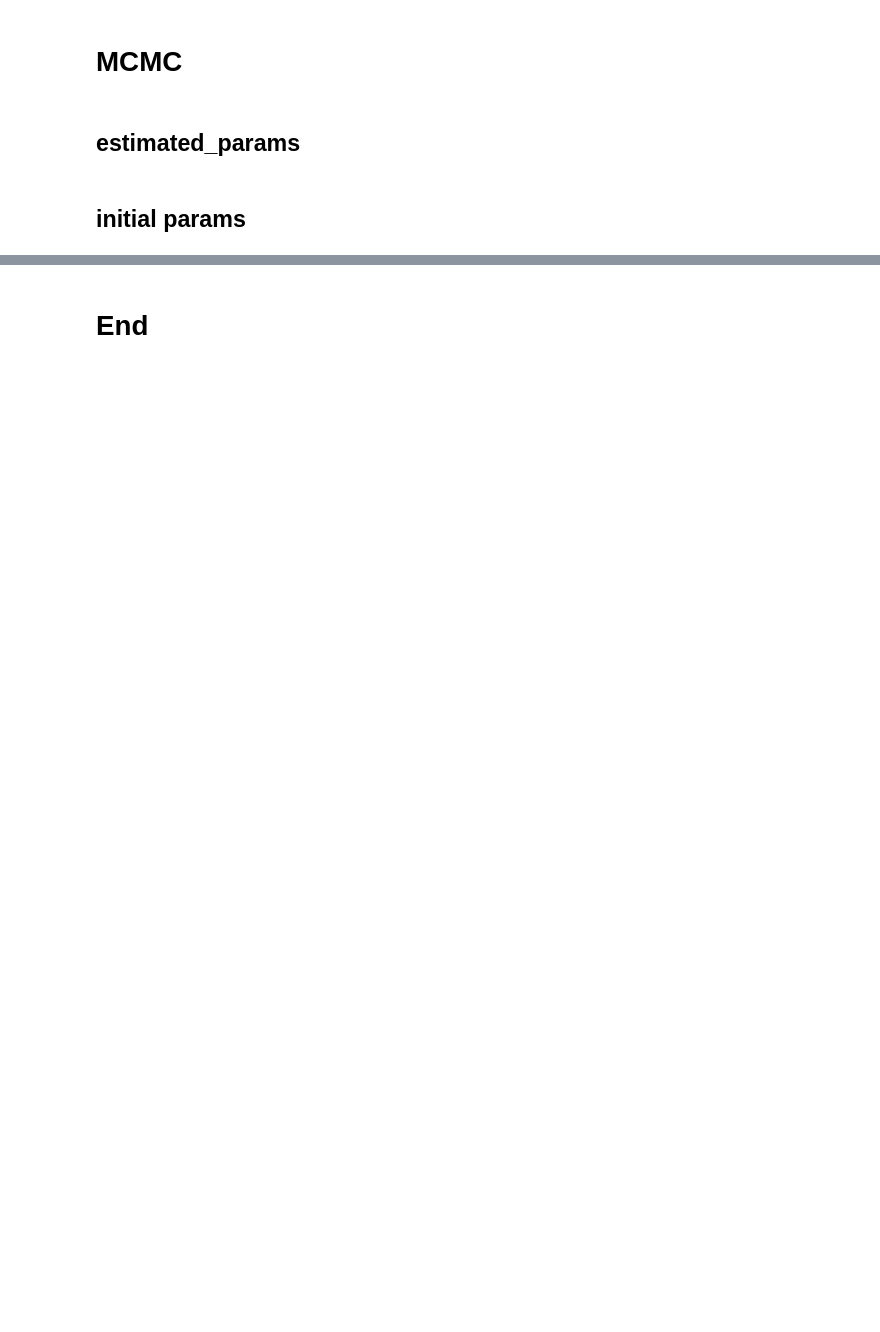
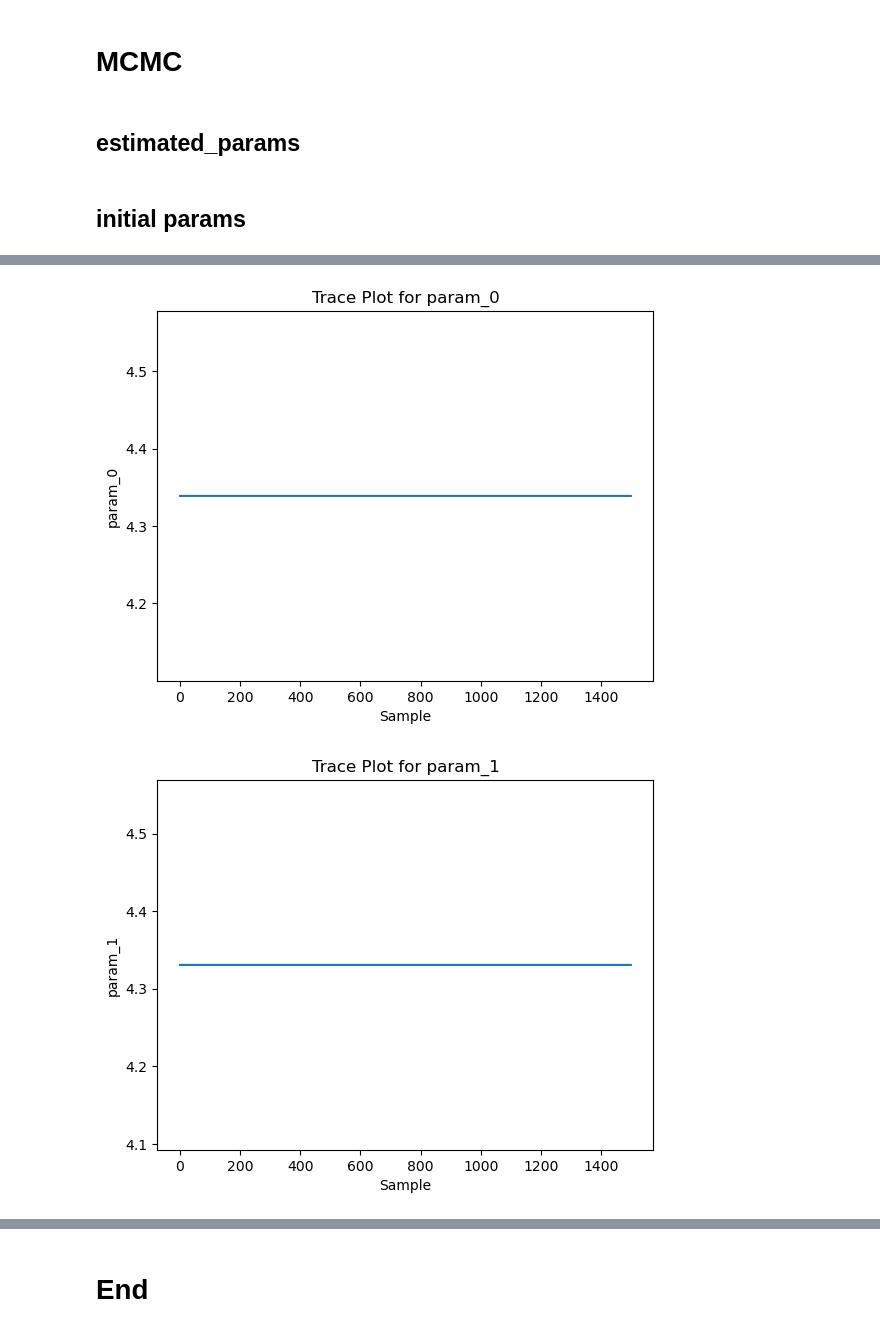
Before and after one commit to Aether-Ren/Multioutput_FixedG_GP, a Jupyter notebook: Initial_test.ipynb, the cells around one changed output, grey strips where cells are left out. Cells and saved outputs as stored; diff of their text form; code cells hidden in the pictures; blank space fills up the shorter version.

```diff
--- a/Initial_test.ipynb
+++ b/Initial_test.ipynb
@@ -220,3 +268,27 @@ torch.save(samples_1, "mcmc_samples_random.pt")
 data = az.from_pyro(mcmc_result_PE)
 az.plot_trace(data)
 plt.show()
+# %%
+loaded_samples_chain2 = torch.load("mcmc_samples_random.pt", map_location=Device)
+# %%
+import matplotlib.pyplot as plt
+
+for name, values in loaded_samples_chain2.items():
+    values = values.cpu().numpy()
+    if values.ndim == 1:  # 单参数
+        plt.figure()
+        plt.plot(values)
+        plt.xlabel('Sample')
+        plt.ylabel(name)
+        plt.title(f'Trace Plot for {name}')
+    else:  # 多维参数
+        for i in range(values.shape[1]):
+            plt.figure()
+            plt.plot(values[:, i])
+            plt.xlabel('Sample')
+            plt.ylabel(f'{name}[{i}]')
+            plt.title(f'Trace Plot for {name}[{i}]')
+plt.show()
+# %% [output]
+[figure, added]
+[figure, added]
```
Also changed, not shown: parts of 8 cells of this notebook, 2 other files.
